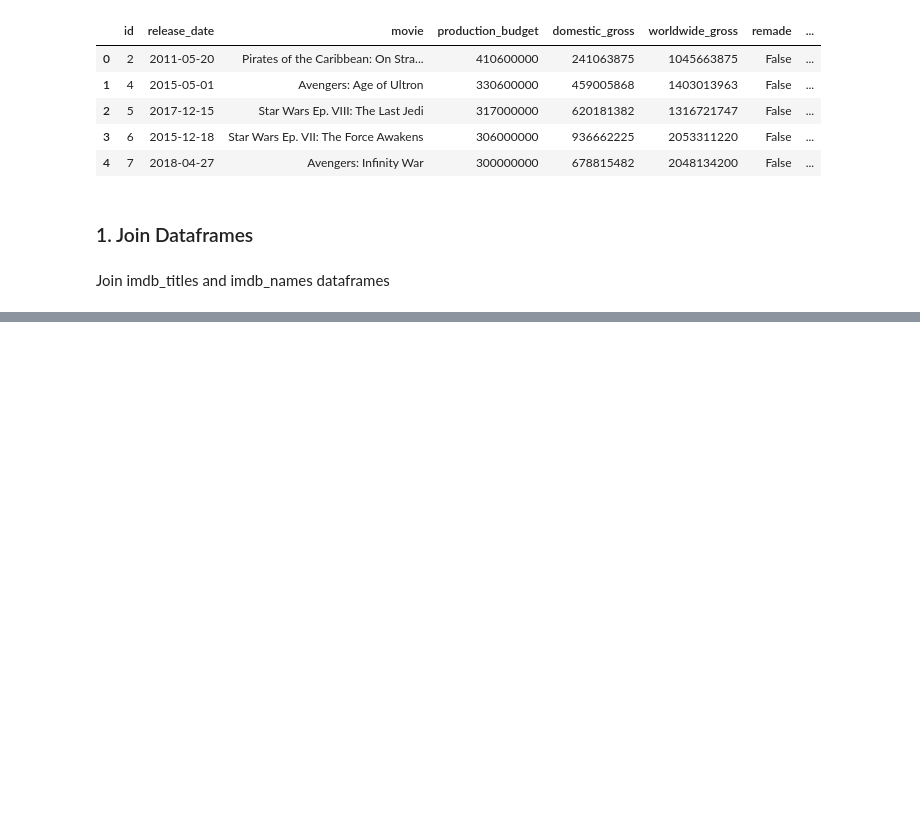
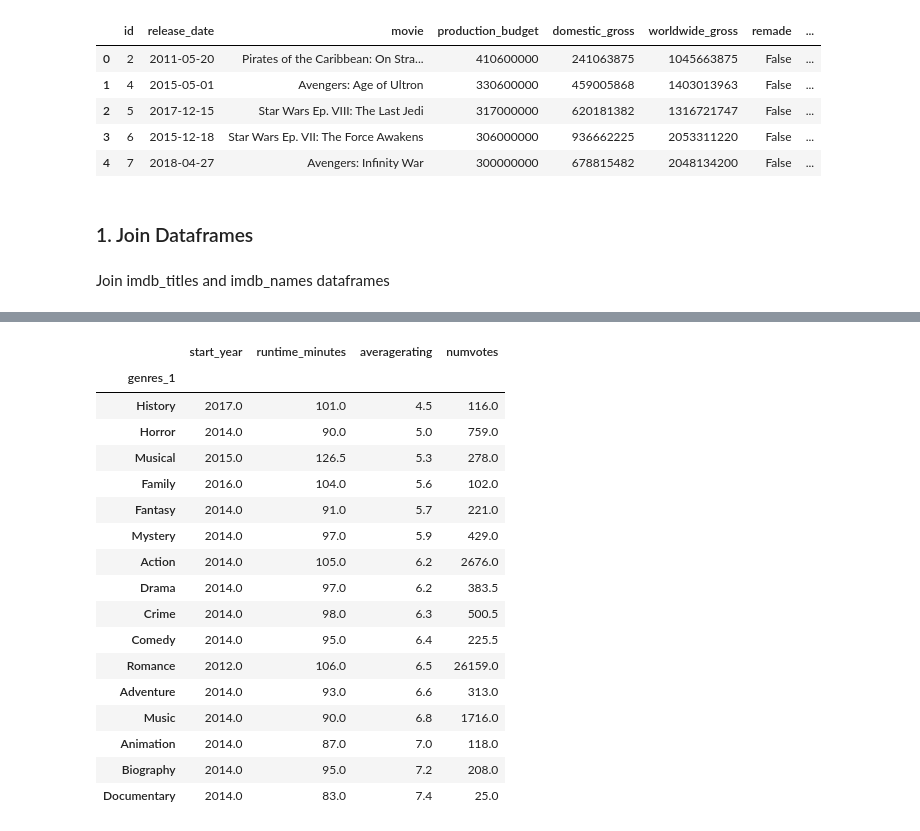
Before and after one commit to mishaberrien/Movie-Performance-Analysis, a Jupyter notebook: movies-eda-mlb.ipynb, the cells around one changed output, grey strips where cells are left out. Drawn from its saved outputs; the diff is of its cells as text; code cells hidden in the pictures; blank space fills up the shorter version.

```diff
--- a/movies-eda-mlb.ipynb
+++ b/movies-eda-mlb.ipynb
@@ -78,0 +220,21 @@ Join imdb_titles_names dataframe with imdb_tn_budgets
+# %%
+imdb_title_ratings.groupby('genres_1').median().sort_values('averagerating')
+# %% [output]
+|  | start_year | runtime_minutes | averagerating | numvotes |
+| genres_1 |  |  |  |  |
+| History | 2017.0 | 101.0 | 4.5 | 116.0 |
+| Horror | 2014.0 | 90.0 | 5.0 | 759.0 |
+| Musical | 2015.0 | 126.5 | 5.3 | 278.0 |
+| Family | 2016.0 | 104.0 | 5.6 | 102.0 |
+| Fantasy | 2014.0 | 91.0 | 5.7 | 221.0 |
+| Mystery | 2014.0 | 97.0 | 5.9 | 429.0 |
+| Action | 2014.0 | 105.0 | 6.2 | 2676.0 |
+| Drama | 2014.0 | 97.0 | 6.2 | 383.5 |
+| Crime | 2014.0 | 98.0 | 6.3 | 500.5 |
+| Comedy | 2014.0 | 95.0 | 6.4 | 225.5 |
+| Romance | 2012.0 | 106.0 | 6.5 | 26159.0 |
+| Adventure | 2014.0 | 93.0 | 6.6 | 313.0 |
+| Music | 2014.0 | 90.0 | 6.8 | 1716.0 |
+| Animation | 2014.0 | 87.0 | 7.0 | 118.0 |
+| Biography | 2014.0 | 95.0 | 7.2 | 208.0 |
+| Documentary | 2014.0 | 83.0 | 7.4 | 25.0 |
```
Also changed, not shown: parts of 30 cells of this notebook.
